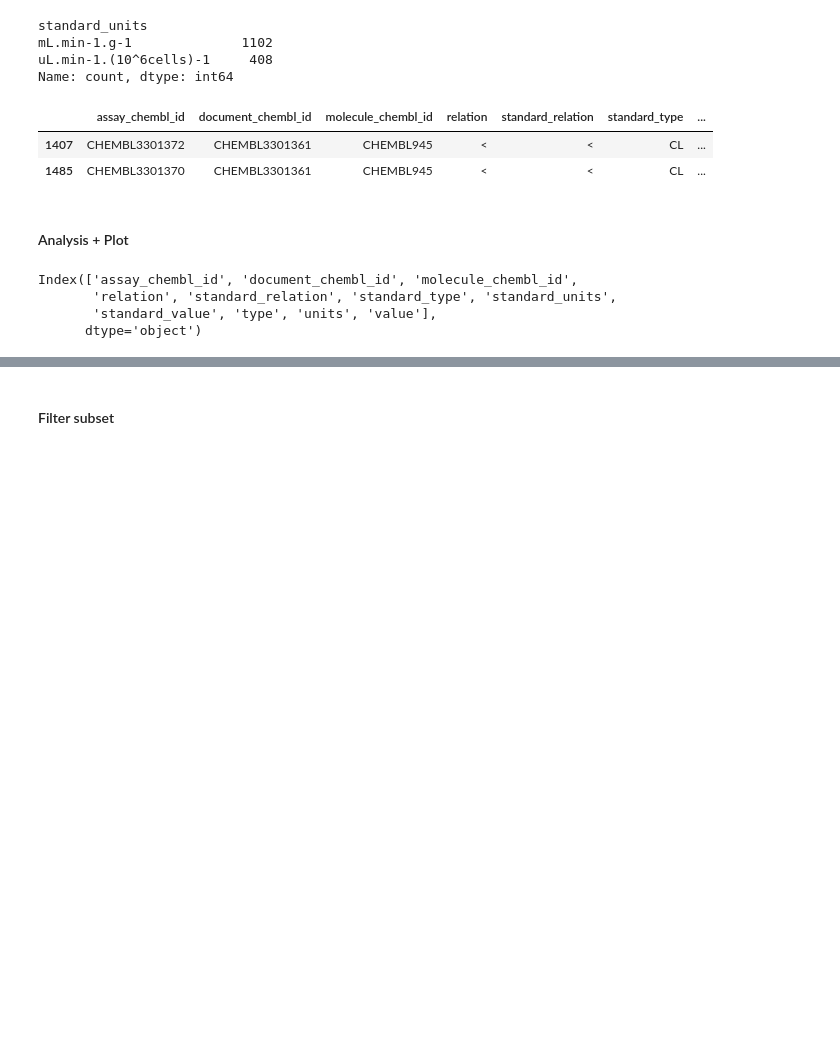
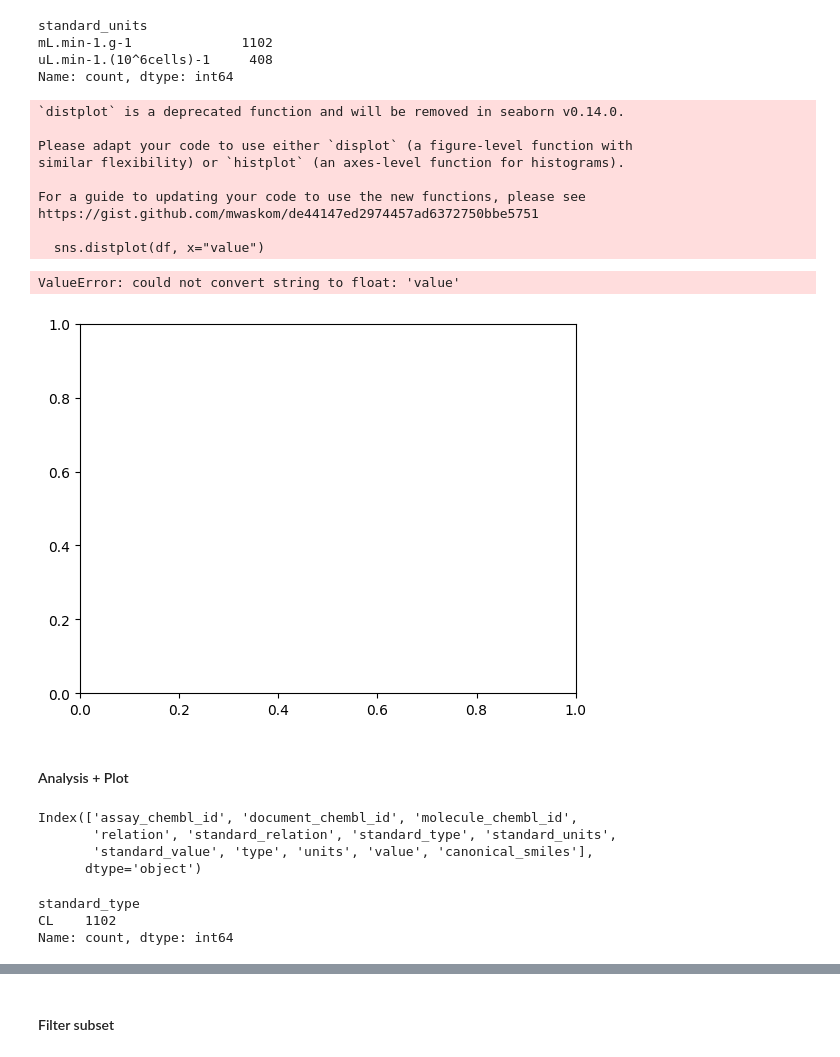
Before and after one commit to chevillardf/mol_harvester, a Jupyter notebook: notebooks/extract_chembl.ipynb, the cells around one changed output, grey strips where cells are left out. Saved outputs shown, nothing was run; the diff lists cells and outputs as text; code cells hidden in the pictures; blank space fills up the shorter version.

```diff
--- a/notebooks/extract_chembl.ipynb
+++ b/notebooks/extract_chembl.ipynb
@@ -211,6 +221,8 @@ print(f"Retrieved {len(smiles_df)} records total")
 smiles_df.to_csv('../data/staging/hlm_activities_CL_smi.csv', index=False)
 # %% [markdown]
 #### Merge all datasets
+# %%
+smiles_df = pd.read_csv('../data/staging/hlm_activities_CL_smi.csv')
 # %%
 merged_df = hlm_df.merge(
     smiles_df,
@@ -225,21 +237,35 @@ mL.min-1.g-1              1102
 uL.min-1.(10^6cells)-1     408
 Name: count, dtype: int64
 # %%
-filt = merged_df['molecule_chembl_id'] == 'CHEMBL945'
-merged_df[filt]
+filt = merged_df['assay_chembl_id'] == 'CHEMBL3301370'
+df = merged_df[filt]
-# %% [output]
-|  | assay_chembl_id | document_chembl_id | molecule_chembl_id | relation | standard_relation | standard_type | ... |
-| 1407 | CHEMBL3301372 | CHEMBL3301361 | CHEMBL945 | < | < | CL | ... |
-| 1485 | CHEMBL3301370 | CHEMBL3301361 | CHEMBL945 | < | < | CL | ... |
+# %%
+sns.distplot(df, x="value")
+# %% [output]
+`distplot` is a deprecated function and will be removed in seaborn v0.14.0.
+
+Please adapt your code to use either `displot` (a figure-level function with
+similar flexibility) or `histplot` (an axes-level function for histograms).
+
+For a guide to updating your code to use the new functions, please see
+https://gist.github.com/mwaskom/de44147ed2974457ad6372750bbe5751
+
+  sns.distplot(df, x="value")
+ValueError: could not convert string to float: 'value'
+[figure, added]
 # %% [markdown]
 #### Analysis + Plot
 # %%
-activities_df.columns
+df.columns
 # %% [output]
 Index(['assay_chembl_id', 'document_chembl_id', 'molecule_chembl_id',
        'relation', 'standard_relation', 'standard_type', 'standard_units',
-       'standard_value', 'type', 'units', 'value'],
+       'standard_value', 'type', 'units', 'value', 'canonical_smiles'],
       dtype='object')
 # %%
-activities_df['standard_type'].value_counts().head(29)
+df['standard_type'].value_counts().head(29)
+# %% [output]
+standard_type
+CL    1102
+Name: count, dtype: int64
 # %%
```
Also changed, not shown: parts of 3 cells of this notebook.
